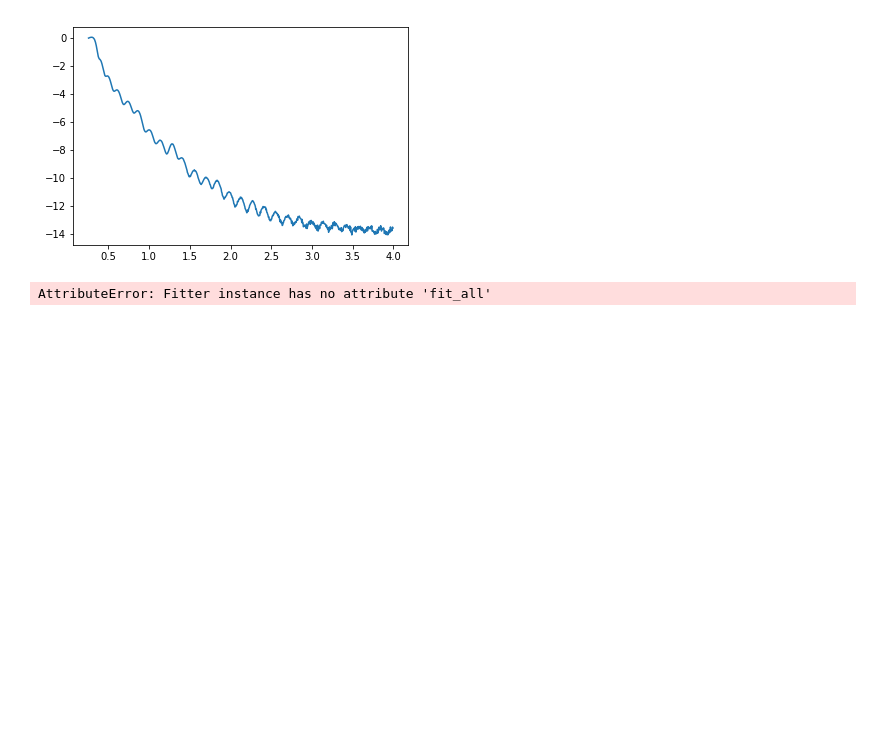
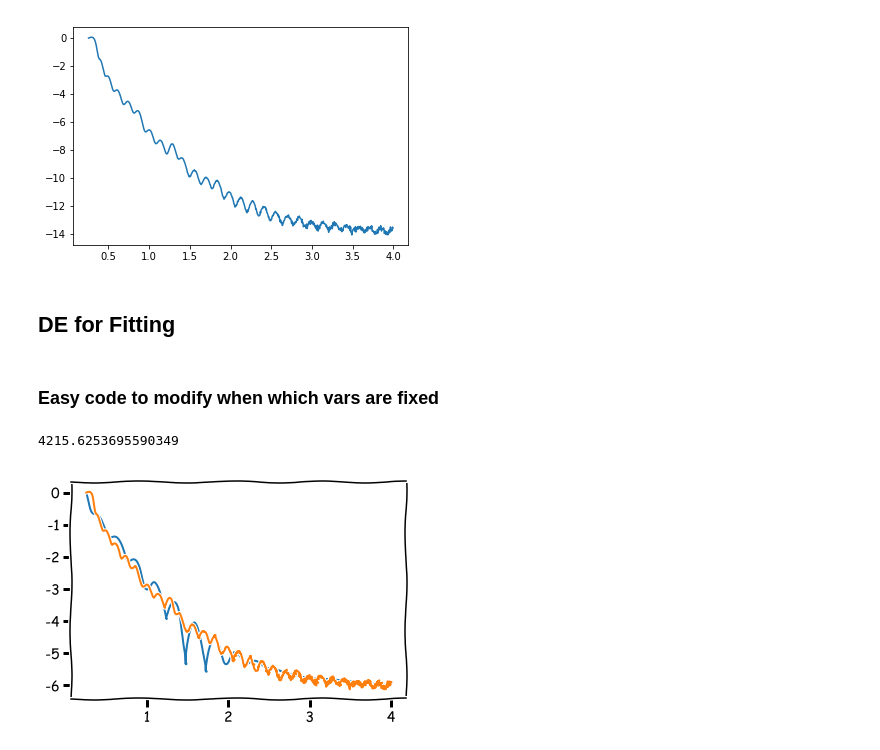
Before and after one commit to MiroFurtado/pyabeles, a Jupyter notebook: notebooks/Untitled.ipynb, the cells around one changed output. Cells and saved outputs as stored; diff of their text form; code cells hidden in the pictures; blank space fills up the shorter version.

```diff
--- a/notebooks/Untitled.ipynb
+++ b/notebooks/Untitled.ipynb
@@ -23,22 +23,43 @@ plt.plot(x,np.log(y))
 # %% [output]
 [<matplotlib.lines.Line2D at 0x...>]
 [figure]
+# %% [markdown]
+## DE for Fitting
 # %%
+np.random.seed(12345)
 struct = pa.Surface()
 STO = pa.Layer(0.,5.246,sigma=0.26,name="STO")
-LSMO = pa.Layer(300.,6.6, sigma=5.85, name="LSMO")
+LSMO = pa.Layer(250.,6.6, sigma=5.85, name="LSMO")
 for i in range(0,1):
     struct.addLayer(LSMO)
 struct.addLayer(STO)
 exp = struct.doExperiment(x)
 R = exp.genTheory(modify=False)
 exp.theory = y
-f = pa.Fitter(exp,method="nm",cutoff_begin=0,cutoff_end=700)
+f = pa.Fitter(exp,method="de",cutoff_begin=0,cutoff_end=700)
+f.bounds = [(0.75, 1.25),
+ (0.0, 1.9999999999999999e-06),
+ (-0.20000000000000001, 0.20000000000000001),
+ (0.1, 10.0),
+ (200.0, 400.0),
+ (0.0, 0.0),
+ (4.9499999999999993, 8.25),
+ (3.9345000000000003, 6.557500000000001),
+ (4.3874999999999993, 7.3125),
+ (0.19500000000000001, 0.32500000000000001)]
+# %% [markdown]
+### Easy code to modify when which vars are fixed
+# %%
+f.fixed = np.full(10,True)
+for i in range(1,10):
+    f.set_free(i)
+surf = f.fit()
 # %%
-surf = f.fit_all()
-mhm = surf[0].doExperiment(x).genTheory()
+plt.xkcd()
+mhm = exp.genTheory(modify=False)
 plt.plot(x[0:],np.log10(mhm[0:]))
 plt.plot(x[0:],np.log10(y[0:]))
 f.error(exp.get_params_list())
 # %% [output]
-AttributeError: Fitter instance has no attribute 'fit_all'
+4215.6253695590349
+[figure, added]
```
Also changed, not shown: parts of 10 cells of this notebook, 10 other files.
